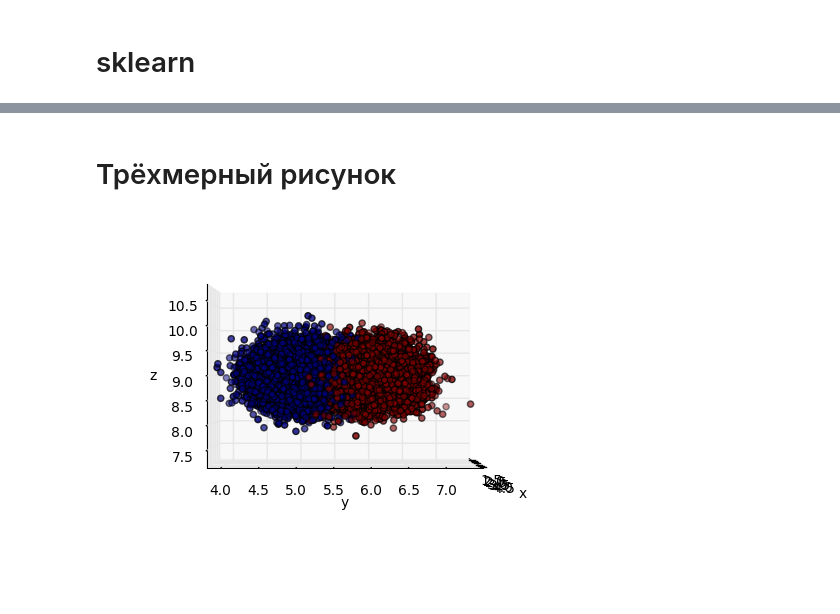
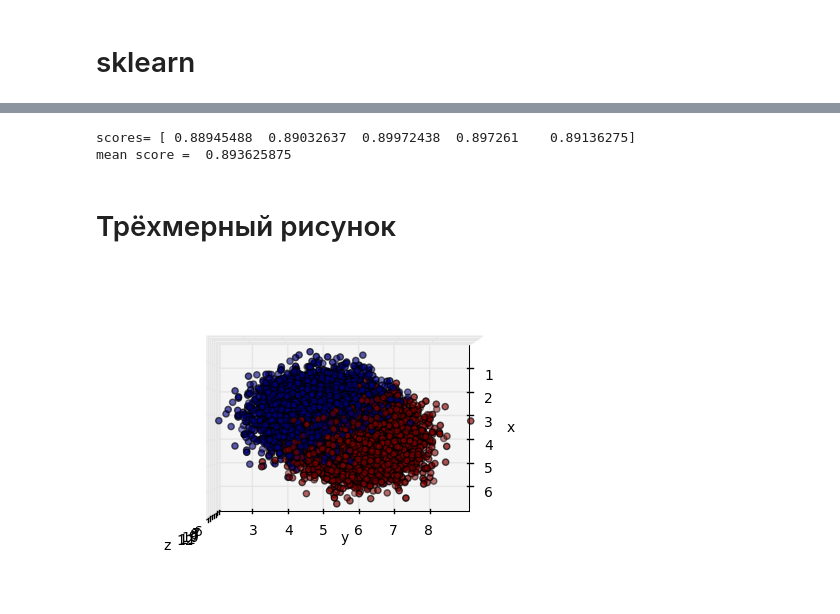
Before and after one commit to tarstars/algo_club, a Jupyter notebook: ml/gaussian_mix/gaussian_mix.ipynb, the cells around one changed output, grey strips where cells are left out. Cells and saved outputs as stored; diff of their text form; code cells hidden in the pictures; blank space fills up the shorter version.

```diff
--- a/ml/gaussian_mix/gaussian_mix.ipynb
+++ b/ml/gaussian_mix/gaussian_mix.ipynb
@@ -13,7 +17,7 @@ n - количество точек
 sgm=0.5
 n=10000
 red_dots = numpy.random.multivariate_normal([3, 5, 9], [[sgm,0,0], [0, sgm, 0], [0, 0, sgm]], n)
-blue_dots = numpy.random.multivariate_normal([3, 5, 10], [[sgm,0,0], [0, sgm, 0], [0, 0, sgm]], n)
+blue_dots = numpy.random.multivariate_normal([4, 6, 9], [[sgm,0,0], [0, sgm, 0], [0, 0, sgm]], n)
 red_dots=numpy.insert(red_dots, 3, 0, axis=1)
 blue_dots=numpy.insert(blue_dots, 3, 1, axis=1)
 data = numpy.concatenate((red_dots, blue_dots))
@@ -51,28 +39,37 @@ class LogisticRegression(sklearn.base.BaseEstimator, sklearn.linear_model.base.L
+# %%
+clf=RandomForestClassifier()
+
+scores = cross_val_score(clf, data[:, 0:3], data[:, 3], cv = 5, scoring='roc_auc')
+print('scores=', scores)
+print('mean score = ', scores.mean())
+# %% [output]
+scores= [ 0.88945488  0.89032637  0.89972438  0.897261    0.89136275]
+mean score =  0.893625875
 # %% [markdown]
 # Трёхмерный рисунок
 # %%
 ax=plt.axes(projection='3d')
-ax.view_init(0,0)
+ax.view_init(90,0)
 ax.set_xlabel('x')
 ax.set_ylabel('y')
 ax.set_zlabel('z')
 x=data[:, 0]
 y=data[:, 1]
 z=data[:, 2]
 dx=max(x)-min(x)
 dy=max(y)-min(y)
 dz=max(z)-min(z)
 dcommon = max(dx, dy, dz)
 mx = (max(x)+min(x))/2
 my = (max(y)+min(y))/2
 mz = (max(z)+min(z))/2
 ax.set_xlim3d((mx-dcommon/2,mx+dcommon/2))
 ax.set_ylim3d((my-dcommon/2,my+dcommon/2))
 ax.set_zlim3d((mz-dcommon/2,mz+dcommon/2))
 ax.scatter(x,y,z, c=data[:, 3])
 plt.show()
 # %% [output]
-[figure, old version]
+[figure, new version]
 # %%
 w1=numpy.array(lr.coef_[0])
 w2=numpy.array([1, 0, 0])
```
Also changed, not shown: parts of 5 cells of this notebook, 2 other files.
